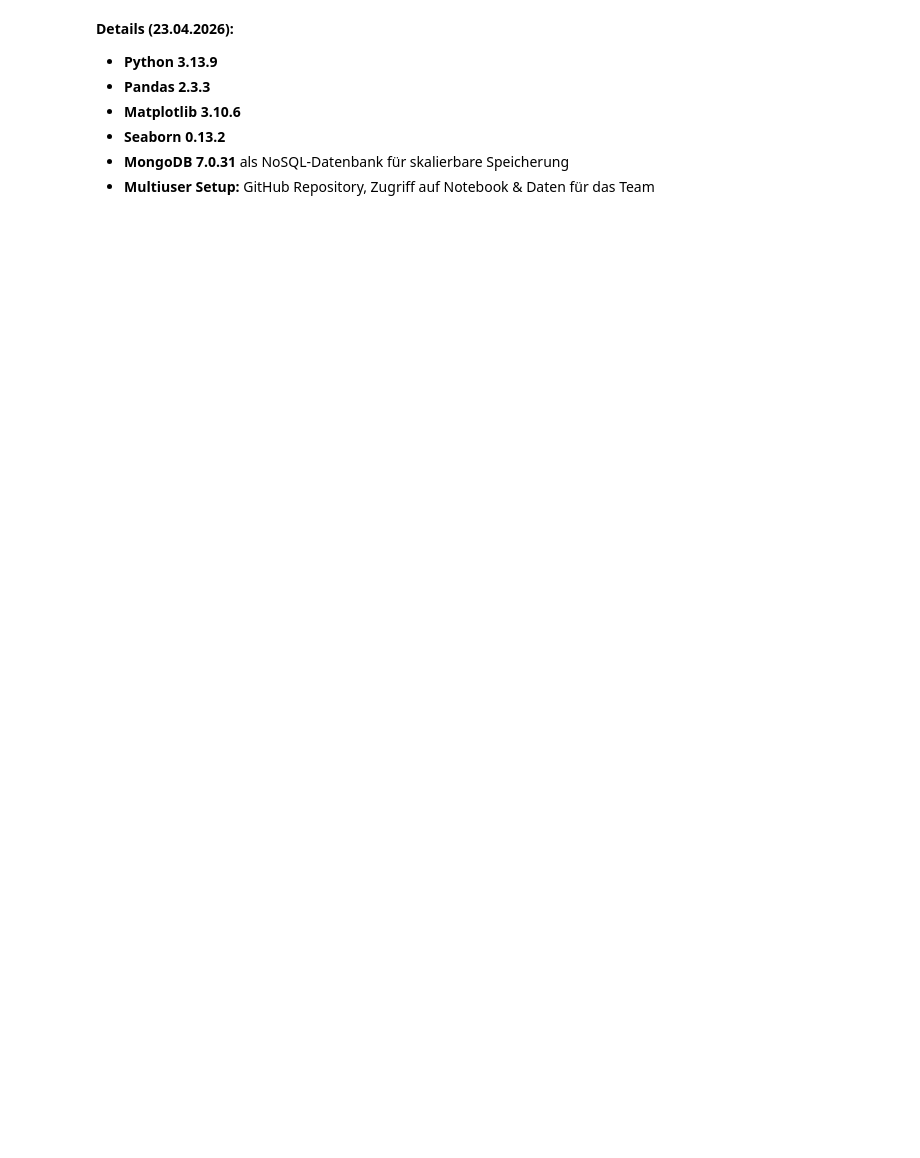
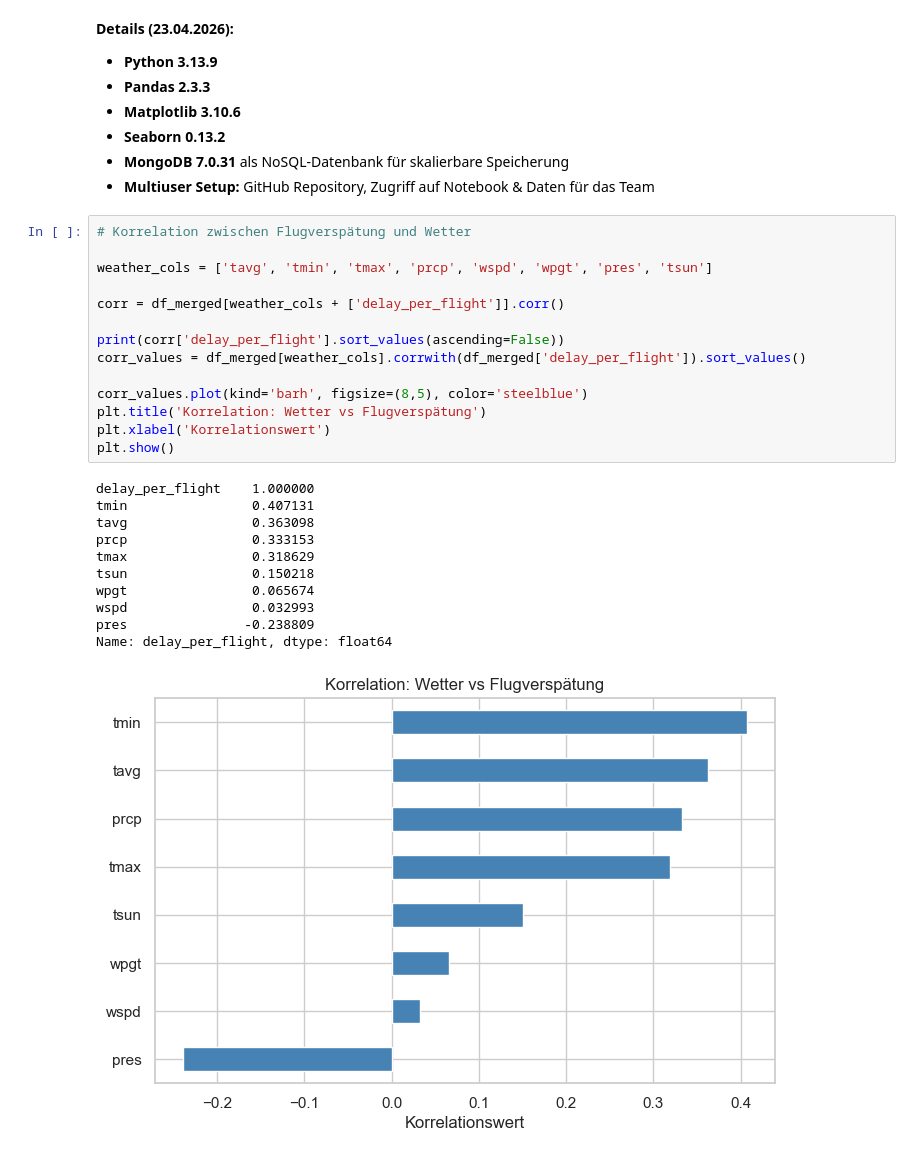
Before and after one commit to wi24b076/BigData-JupyterNotebook, a Jupyter notebook: einfluss-fluege-wetter.ipynb, the cells around one changed output. Saved outputs shown, nothing was run; the diff lists cells and outputs as text; blank space fills up the shorter version.

Commit message:
Korrelation hinzugefügt

```diff
--- a/einfluss-fluege-wetter.ipynb
+++ b/einfluss-fluege-wetter.ipynb
@@ -675,3 +675,29 @@ db version v7.0.31
 - **Seaborn 0.13.2**
 - **MongoDB 7.0.31** als NoSQL-Datenbank für skalierbare Speicherung
 - **Multiuser Setup:** GitHub Repository, Zugriff auf Notebook & Daten für das Team
+# %%
+# Korrelation zwischen Flugverspätung und Wetter
+
+weather_cols = ['tavg', 'tmin', 'tmax', 'prcp', 'wspd', 'wpgt', 'pres', 'tsun']
+
+corr = df_merged[weather_cols + ['delay_per_flight']].corr()
+
+print(corr['delay_per_flight'].sort_values(ascending=False))
+corr_values = df_merged[weather_cols].corrwith(df_merged['delay_per_flight']).sort_values()
+
+corr_values.plot(kind='barh', figsize=(8,5), color='steelblue')
+plt.title('Korrelation: Wetter vs Flugverspätung')
+plt.xlabel('Korrelationswert')
+plt.show()
+# %% [output]
+delay_per_flight    1.000000
+tmin                0.407131
+tavg                0.363098
+prcp                0.333153
+tmax                0.318629
+tsun                0.150218
+wpgt                0.065674
+wspd                0.032993
+pres               -0.238809
+Name: delay_per_flight, dtype: float64
+[figure, added]
```
Also changed, not shown: parts of 1 cell of this notebook.
